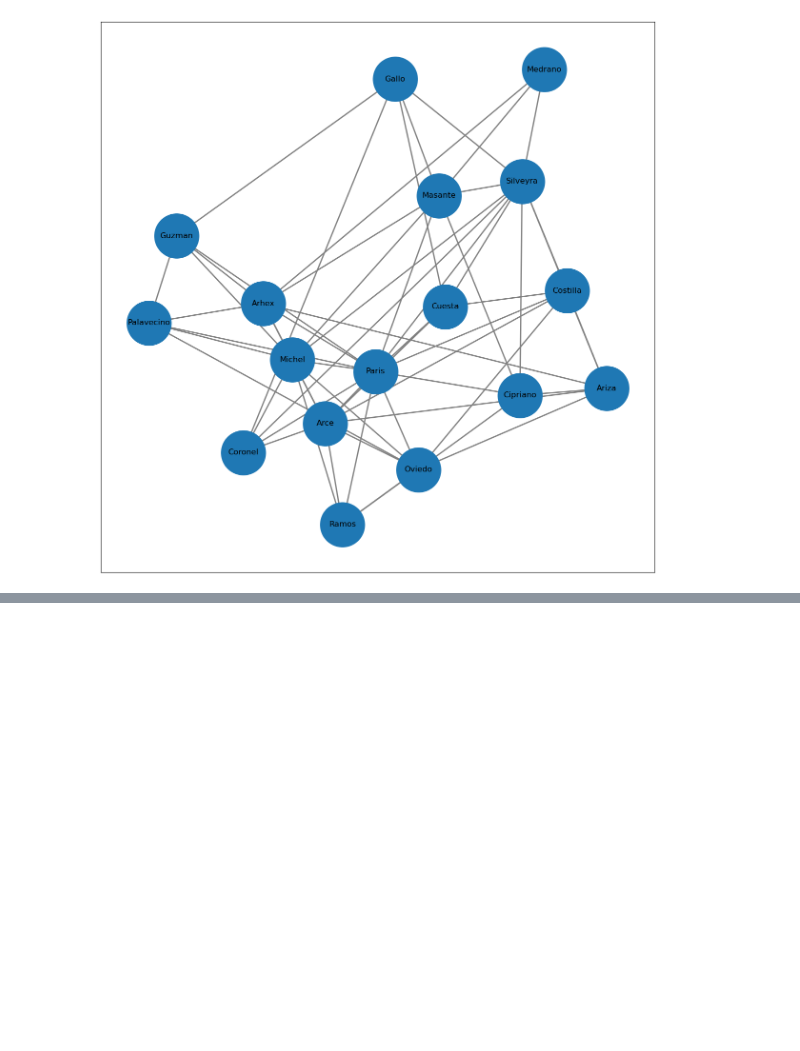
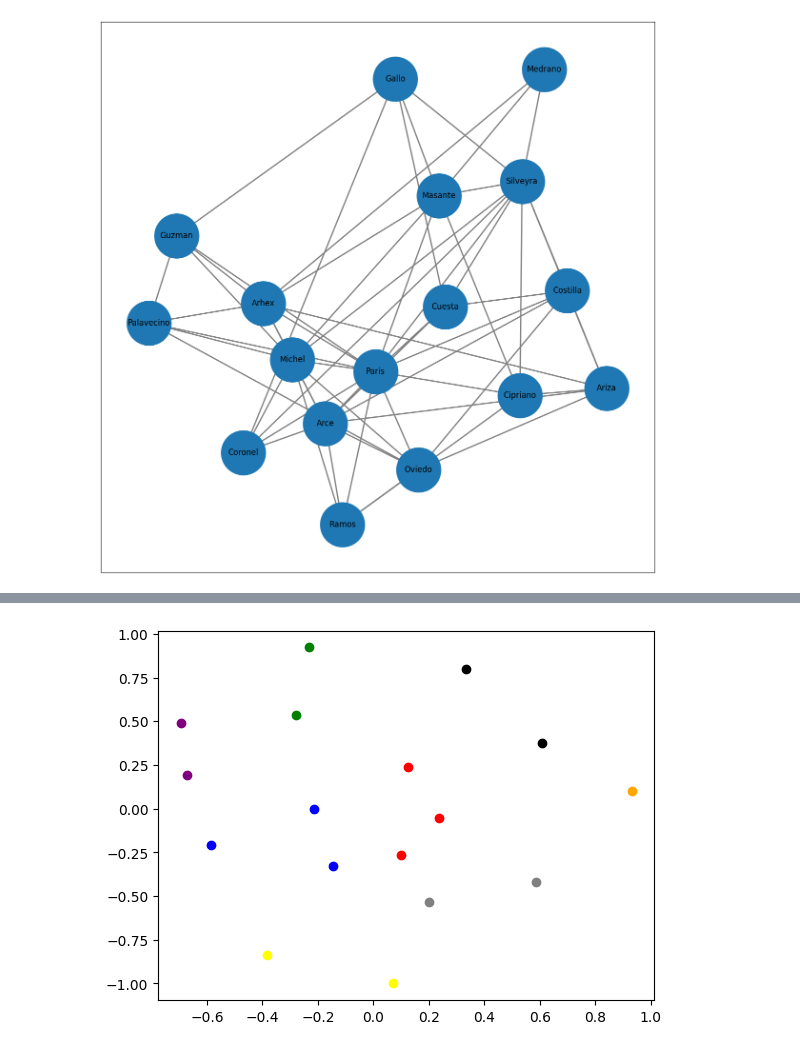
Before and after one commit to fedevirgolini/sociograma, a Jupyter notebook: sociograma.ipynb, the cells around one changed output, grey strips where cells are left out. Drawn from its saved outputs; the diff is of its cells as text; code cells hidden in the pictures; blank space fills up the shorter version.

```diff
--- a/sociograma.ipynb
+++ b/sociograma.ipynb
@@ -213,0 +245,10 @@ graph(quintoP_nombres, [aristas_quintoP_I, aristas_quintoP_II, aristas_quintoP_I
+# %%
+def k_mean(df_pos, n_clusters):
+  colors = ["blue", "red", "green", "yellow", "orange", "purple", "grey", "black"]
+  km = KMeans(n_clusters=n_clusters)
+  y_predicted = km.fit_predict(df_pos[["xpos", "ypos"]])
+  df_pos["cluster"] = y_predicted
+  for i in range(n_clusters):
+    dfi = df_pos[df_pos.cluster == i]
+    plt.scatter(dfi["xpos"], dfi["ypos"], color=colors[i])
+  plt.show
@@ -213,0 +274,5 @@ graph(quintoP_nombres, [aristas_quintoP_I, aristas_quintoP_II, aristas_quintoP_I
+# %%
+clusters = 8
+k_mean(df_pos(posconu), clusters)
+# %% [output]
+[figure, added]
```
Also changed, not shown: parts of 7 cells of this notebook.
